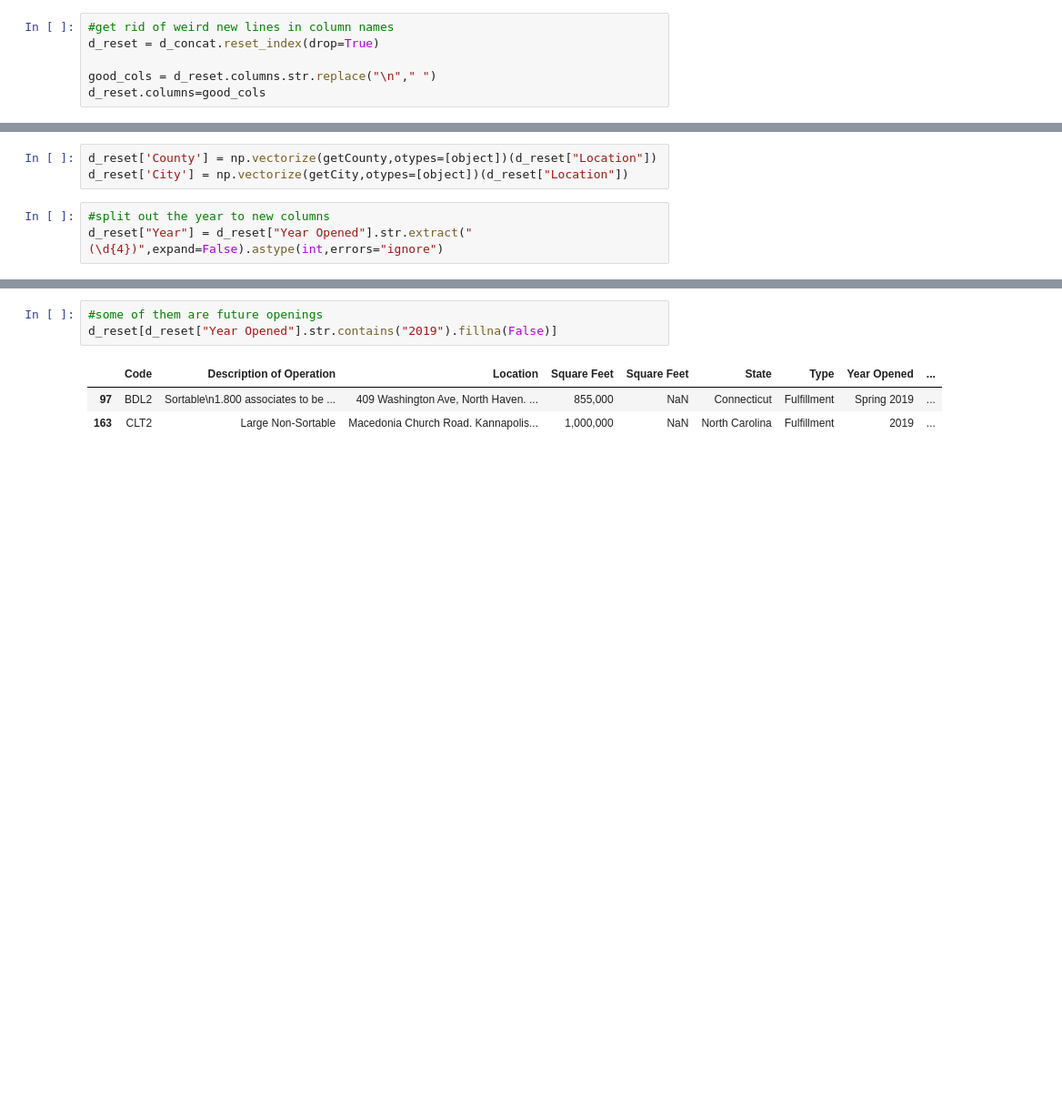
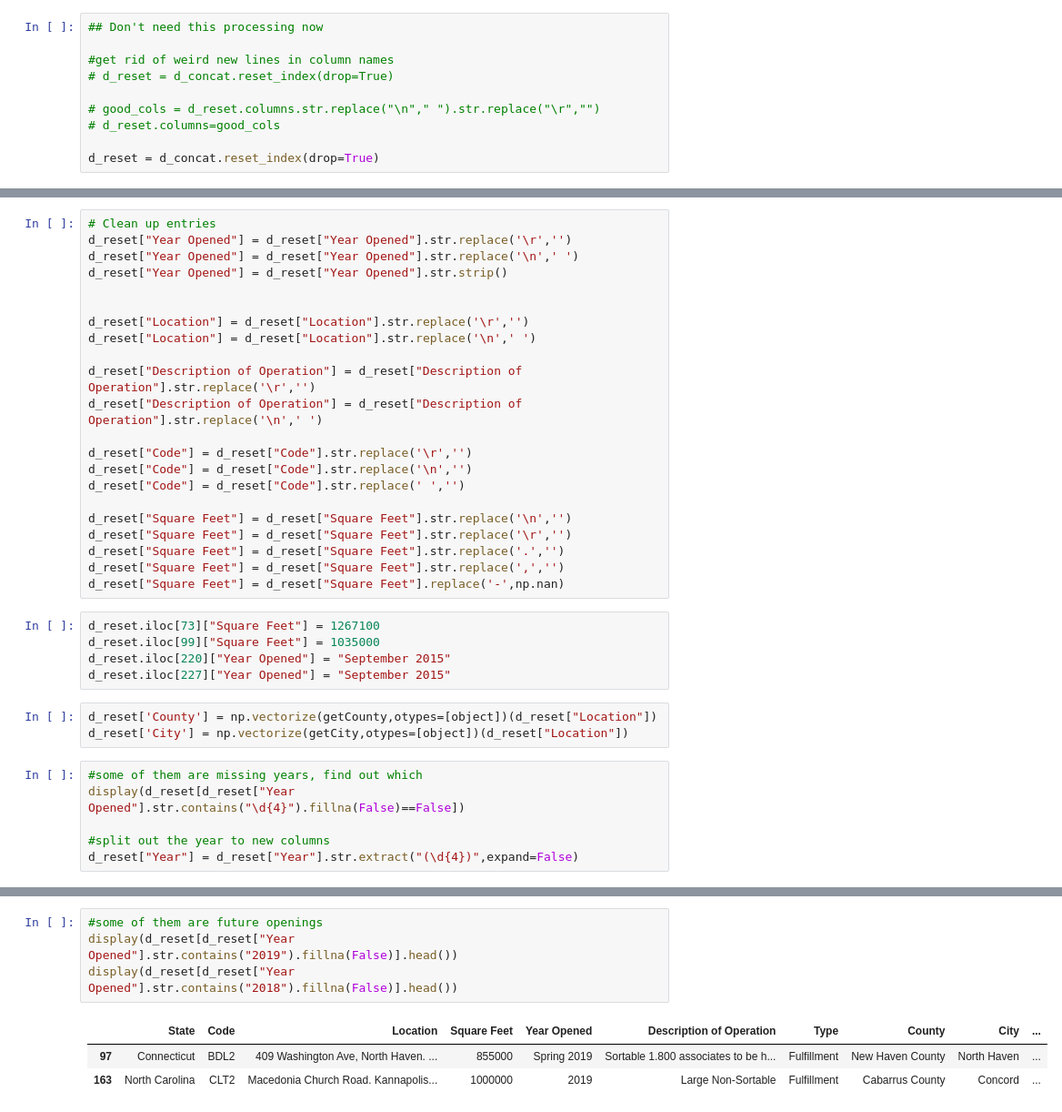
Before and after one commit to ssomuah/E4800, a Jupyter notebook: cleanup.ipynb, the cells around one changed output, grey strips where cells are left out. Shown at 91% size. Drawn from its saved outputs; the diff is of its cells as text; blank space fills up the shorter version.

Commit message:
Fixed new line and carriage return issues, cleaned up cities and counties

```diff
--- a/cleanup.ipynb
+++ b/cleanup.ipynb
@@ -107,6 +116,10 @@ d_concat.head()
 # %%
+## Don't need this processing now
+
 #get rid of weird new lines in column names
+# d_reset = d_concat.reset_index(drop=True)
+
+# good_cols = d_reset.columns.str.replace("\n"," ").str.replace("\r","")
+# d_reset.columns=good_cols
+
 d_reset = d_concat.reset_index(drop=True)
-
-good_cols = d_reset.columns.str.replace("\n"," ")
-d_reset.columns=good_cols
@@ -155,6 +126,36 @@ d_reset[d_reset["Year Opened"].str.contains("\d{4}").fillna(False)==False]
+# %%
+# Clean up entries
+d_reset["Year Opened"] = d_reset["Year Opened"].str.replace('\r','')
+d_reset["Year Opened"] = d_reset["Year Opened"].str.replace('\n',' ')
+d_reset["Year Opened"] = d_reset["Year Opened"].str.strip()
+
+
+d_reset["Location"] = d_reset["Location"].str.replace('\r','')
+d_reset["Location"] = d_reset["Location"].str.replace('\n',' ')
+
+d_reset["Description of Operation"] = d_reset["Description of Operation"].str.replace('\r','')
+d_reset["Description of Operation"] = d_reset["Description of Operation"].str.replace('\n',' ')
+
+d_reset["Code"] = d_reset["Code"].str.replace('\r','')
+d_reset["Code"] = d_reset["Code"].str.replace('\n','')
+d_reset["Code"] = d_reset["Code"].str.replace(' ','')
+
+d_reset["Square Feet"] = d_reset["Square Feet"].str.replace('\n','')
+d_reset["Square Feet"] = d_reset["Square Feet"].str.replace('\r','')
+d_reset["Square Feet"] = d_reset["Square Feet"].str.replace('.','')
+d_reset["Square Feet"] = d_reset["Square Feet"].str.replace(',','')
+d_reset["Square Feet"] = d_reset["Square Feet"].replace('-',np.nan)
+# %%
+d_reset.iloc[73]["Square Feet"] = 1267100
+d_reset.iloc[99]["Square Feet"] = 1035000
+d_reset.iloc[220]["Year Opened"] = "September 2015"
+d_reset.iloc[227]["Year Opened"] = "September 2015"
 # %%
 d_reset['County'] = np.vectorize(getCounty,otypes=[object])(d_reset["Location"])
 d_reset['City'] = np.vectorize(getCity,otypes=[object])(d_reset["Location"])
 # %%
+#some of them are missing years, find out which
+display(d_reset[d_reset["Year Opened"].str.contains("\d{4}").fillna(False)==False])
+
 #split out the year to new columns
-d_reset["Year"] = d_reset["Year Opened"].str.extract("(\d{4})",expand=False).astype(int,errors="ignore")
+d_reset["Year"] = d_reset["Year"].str.extract("(\d{4})",expand=False)
@@ -184,7 +187,8 @@ Name: Year Opened, dtype: int64
 # %%
 #some of them are future openings
-d_reset[d_reset["Year Opened"].str.contains("2019").fillna(False)]
+display(d_reset[d_reset["Year Opened"].str.contains("2019").fillna(False)].head())
+display(d_reset[d_reset["Year Opened"].str.contains("2018").fillna(False)].head())
 # %% [output]
-|  | Code | Description of Operation | Location | Square Feet | Square Feet | State | Type | Year Opened | ... |
-| 97 | BDL2 | Sortable\n1.800 associates to be ... | 409 Washington Ave, North Haven. ... | 855,000 | NaN | Connecticut | Fulfillment | Spring 2019 | ... |
-| 163 | CLT2 | Large Non-Sortable | Macedonia Church Road. Kannapolis... | 1,000,000 | NaN | North Carolina | Fulfillment | 2019 | ... |
+|  | ﻿State | Code | Location | Square Feet | Year Opened | Description of Operation | Type | County | City | ... |
+| 97 | Connecticut | BDL2 | 409 Washington Ave, North Haven. ... | 855000 | Spring 2019 | Sortable 1.800 associates to be h... | Fulfillment | New Haven County | North Haven | ... |
+| 163 | North Carolina | CLT2 | Macedonia Church Road. Kannapolis... | 1000000 | 2019 | Large Non-Sortable | Fulfillment | Cabarrus County | Concord | ... |
```
Also changed, not shown: parts of 20 cells of this notebook, 1 other file.
